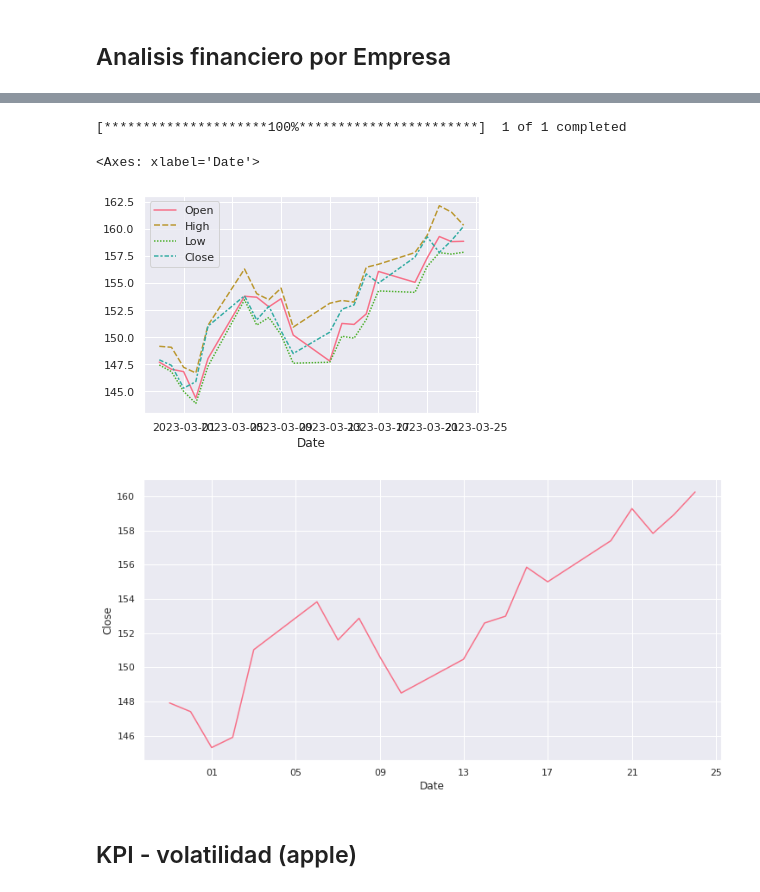
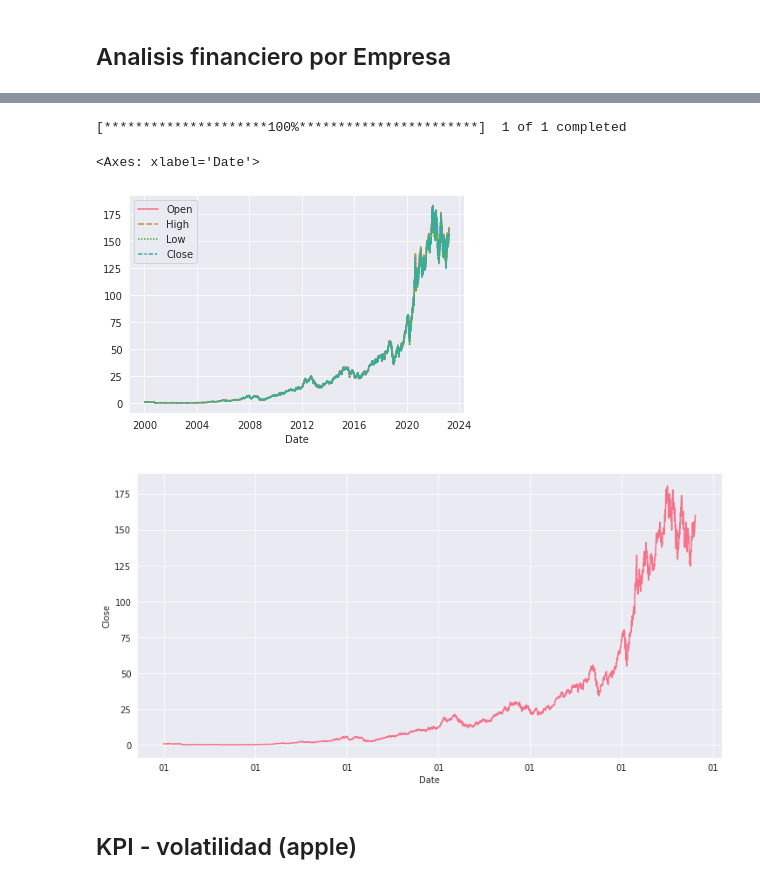
Before and after one commit to diegomaneyro/Analytics, a Jupyter notebook: Anáisis de Riesgo/Analisis_Riesgo.ipynb, the cells around one changed output, grey strips where cells are left out. Cells and saved outputs as stored; diff of their text form; code cells hidden in the pictures.

```diff
--- a/Anáisis de Riesgo/Analisis_Riesgo.ipynb
+++ b/Anáisis de Riesgo/Analisis_Riesgo.ipynb
@@ -32,21 +32,21 @@ hist.head()
 # %%
-apple = yf.download("AAPL", period="1mo")
+apple = yf.download("AAPL", start="2000-01-01")
 apple = apple[['Open', 'High', 'Low', 'Close']]
 
 sns.set_style("darkgrid")
 sns.set_palette("husl")
 sns.lineplot(data=apple)
 # %% [output]
 [*********************100%***********************]  1 of 1 completed
 <Axes: xlabel='Date'>
-[figure, old version]
+[figure, new version]
 # %%
 import matplotlib.pyplot as plt
 import matplotlib.dates as mdates
 
-# Obtener datos históricos de Apple ultimos 30 dias
+# Obtener datos históricos de Apple ultimos 23 años
 msft = yf.Ticker("AAPL")
-hist = msft.history(period="1mo")
+hist = msft.history(start="2000-01-01")
 
 # Configurar gráfica con Seaborn
 sns.set_style("darkgrid")
@@ -60,7 +60,7 @@ ax.xaxis.set_major_formatter(date_fmt)
 # Mostrar gráfica
 plt.show()
 # %% [output]
-[figure, old version]
+[figure, new version]
 # %% [markdown]
 ## KPI - volatilidad (apple)
 # %%
```
Also changed, not shown: parts of 24 cells of this notebook.
